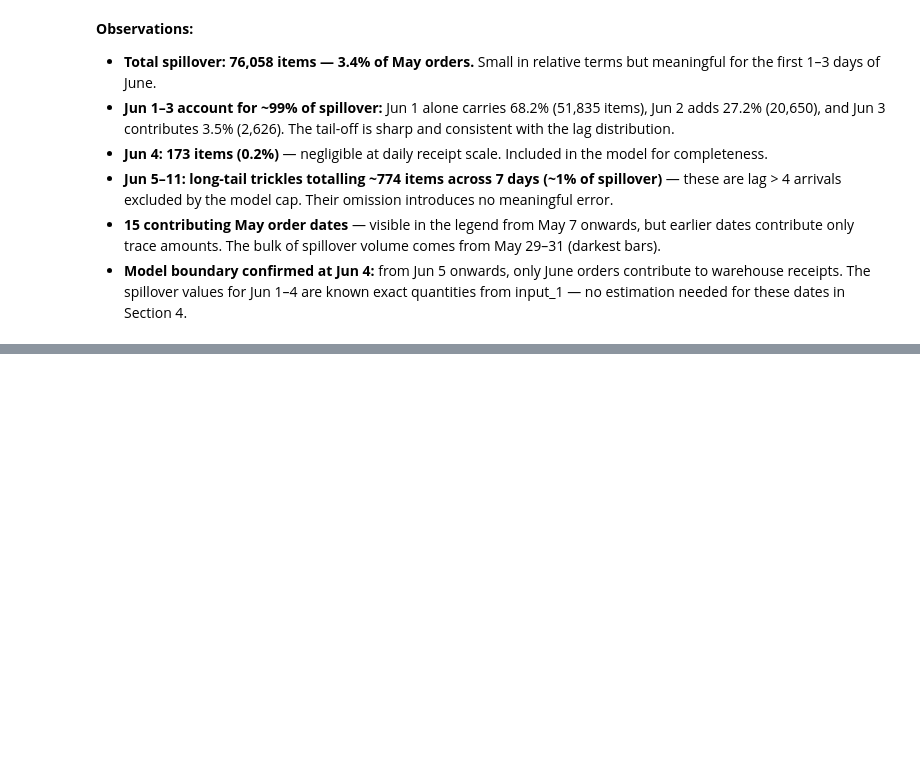
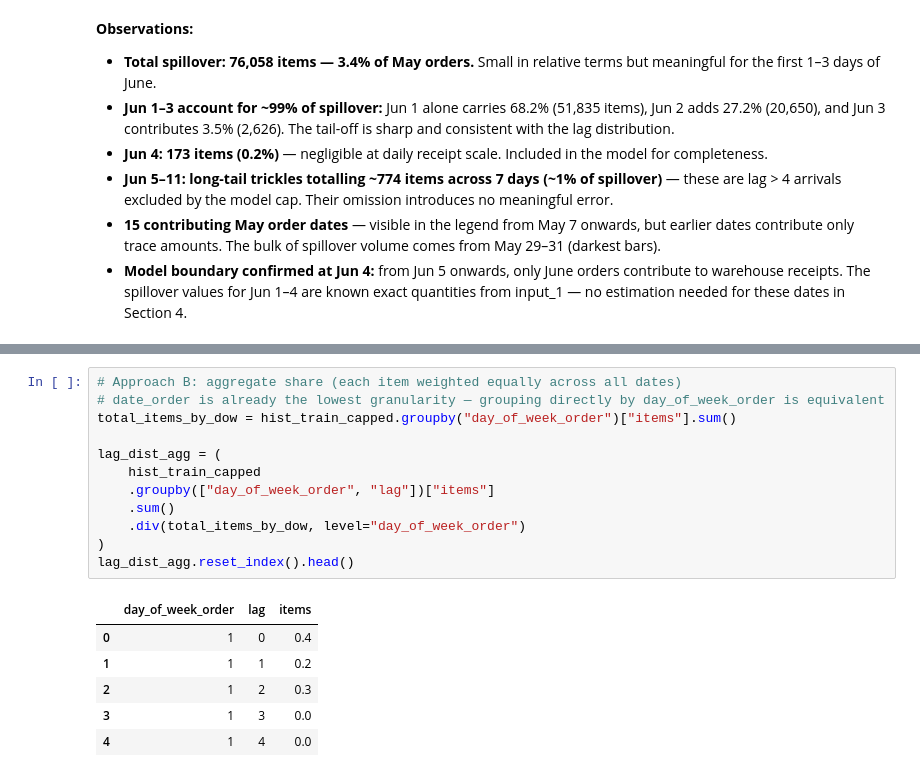
Before and after one commit to traha-89/zalando_fcst_case_study, a Jupyter notebook: analysis.ipynb, the cells around one changed output, grey strips where cells are left out. Drawn from its saved outputs; the diff is of its cells as text; blank space fills up the shorter version.

```diff
--- a/analysis.ipynb
+++ b/analysis.ipynb
@@ -1108,0 +1198,19 @@ plt.show()
+# %%
+# Approach B: aggregate share (each item weighted equally across all dates)
+# date_order is already the lowest granularity — grouping directly by day_of_week_order is equivalent
+total_items_by_dow = hist_train_capped.groupby("day_of_week_order")["items"].sum()
+
+lag_dist_agg = (
+    hist_train_capped
+    .groupby(["day_of_week_order", "lag"])["items"]
+    .sum()
+    .div(total_items_by_dow, level="day_of_week_order")
+)
+lag_dist_agg.reset_index().head()
+# %% [output]
+|  | day_of_week_order | lag | items |
+| 0 | 1 | 0 | 0.4 |
+| 1 | 1 | 1 | 0.2 |
+| 2 | 1 | 2 | 0.3 |
+| 3 | 1 | 3 | 0.0 |
+| 4 | 1 | 4 | 0.0 |
```
Also changed, not shown: parts of 13 cells of this notebook, 2 other files.
